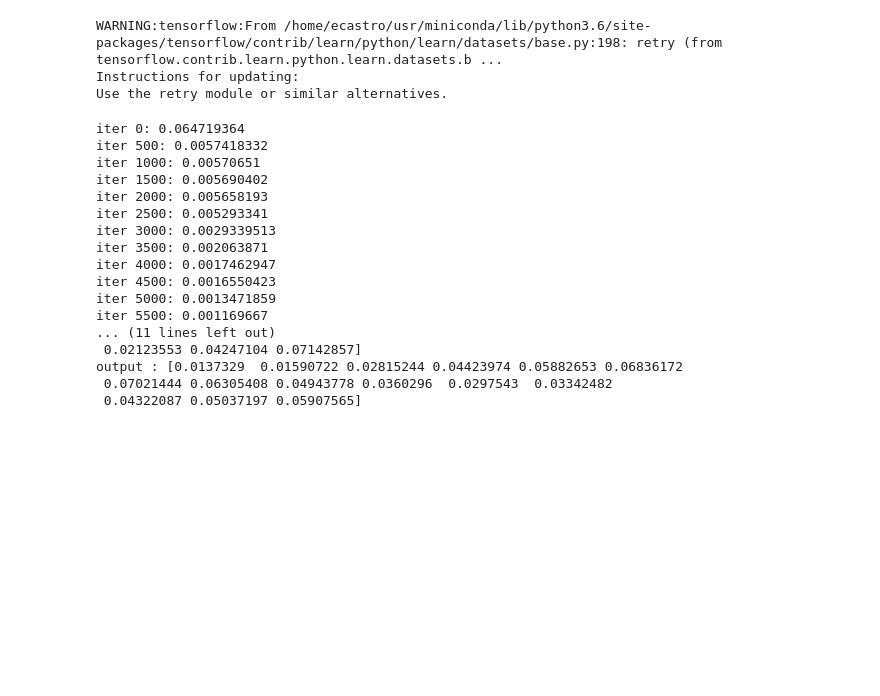
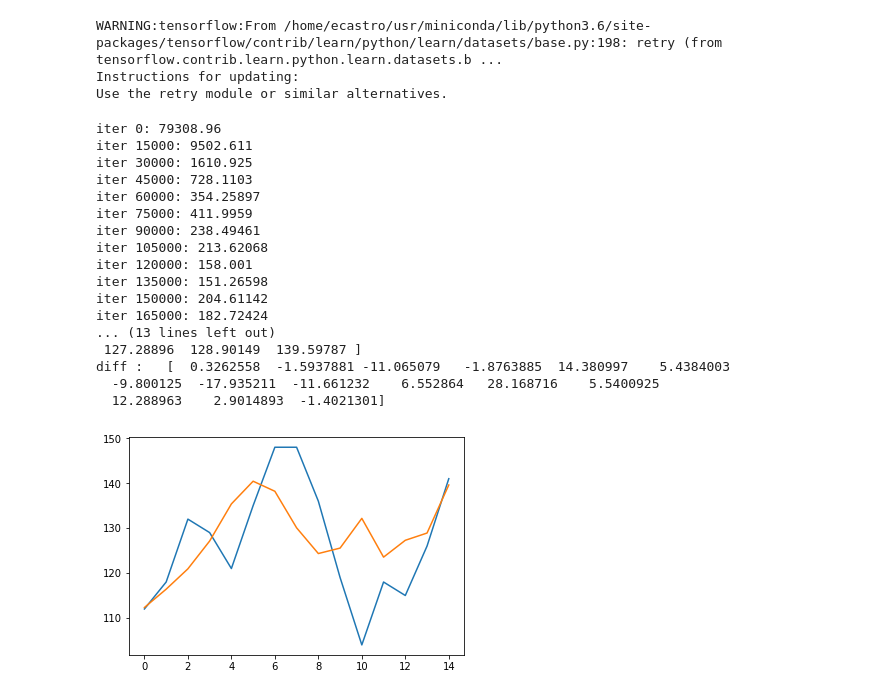
Before and after one commit to emcastro/NN-Jupyter, a Jupyter notebook: TF-LSTM-Autoencoder-1.ipynb, the cells around one changed output. Cells and saved outputs as stored; diff of their text form; code cells hidden in the pictures; blank space fills up the shorter version.

```diff
--- a/TF-LSTM-Autoencoder-1.ipynb
+++ b/TF-LSTM-Autoencoder-1.ipynb
@@ -13,16 +13,17 @@ np.random.seed(2016)
 # %%
 # Constants
 batch_num = 120
-hidden_num = 12
+hidden_num = 15
 step_num = 15
 elem_num = 1
-iteration = 10000
+iteration = 300000
 # %%
 # load the dataset
 dataframe = read_csv('https://raw.githubusercontent.com/jbrownlee/Datasets/master/airline-passengers.csv', usecols=[1], engine='python', skipfooter=3)
 # normalize the dataset
 scaler = MinMaxScaler(feature_range=(0, 1))
-dataset = scaler.fit_transform(dataframe.values.astype('float32'))
+#dataset = scaler.fit_transform(dataframe.values.astype('float32'))
+dataset = dataframe.values.astype('float32')
 
 data=np.zeros((batch_num,step_num,1))
 for b in range(batch_num):
@@ -59,23 +60,31 @@ with tf.Session() as sess:
 
     (input_, output_) = sess.run([ae.input_, ae.output_], {p_input: data})
     print('train result :')
-    print('input :', input_[0, :, :].flatten())
-    print('output :', output_[0, :, :].flatten())
+    print('input : ', input_[0, :, 0])
+    print('output :', output_[0, :, 0])
+    print('diff :  ', output_[0, :, 0]-input_[0, :, 0])
 # %% [output]
-iter 0: 0.064719364
-iter 500: 0.0057418332
-iter 1000: 0.00570651
-iter 1500: 0.005690402
-iter 2000: 0.005658193
-iter 2500: 0.005293341
-iter 3000: 0.0029339513
-iter 3500: 0.002063871
-iter 4000: 0.0017462947
-iter 4500: 0.0016550423
-iter 5000: 0.0013471859
-iter 5500: 0.001169667
-... (11 lines left out)
- 0.02123553 0.04247104 0.07142857]
-output : [0.0137329  0.01590722 0.02815244 0.04423974 0.05882653 0.06836172
- 0.07021444 0.06305408 0.04943778 0.0360296  0.0297543  0.03342482
- 0.04322087 0.05037197 0.05907565]
+iter 0: 79308.96
+iter 15000: 9502.611
+iter 30000: 1610.925
+iter 45000: 728.1103
+iter 60000: 354.25897
+iter 75000: 411.9959
+iter 90000: 238.49461
+iter 105000: 213.62068
+iter 120000: 158.001
+iter 135000: 151.26598
+iter 150000: 204.61142
+iter 165000: 182.72424
+... (13 lines left out)
+ 127.28896  128.90149  139.59787 ]
+diff :   [  0.3262558  -1.5937881 -11.065079   -1.8763885  14.380997    5.4384003
+  -9.800125  -17.935211  -11.661232    6.552864   28.168716    5.5400925
+  12.288963    2.9014893  -1.4021301]
+# %%
+import matplotlib.pyplot as plt
+plt.plot(input_[0, :, 0])
+plt.plot(output_[0, :, 0])
+plt.show()
+# %% [output]
+[figure, added]
```
Also changed, not shown: parts of 1 cell of this notebook.
